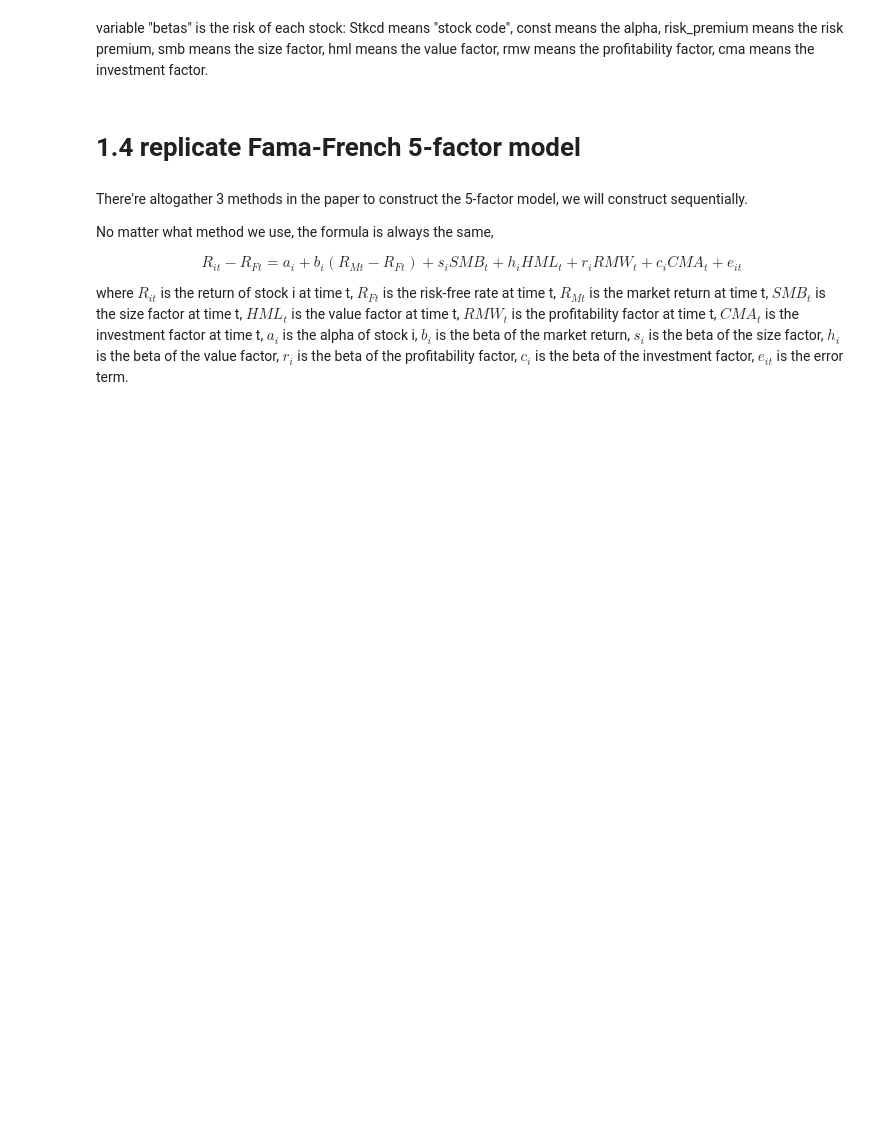
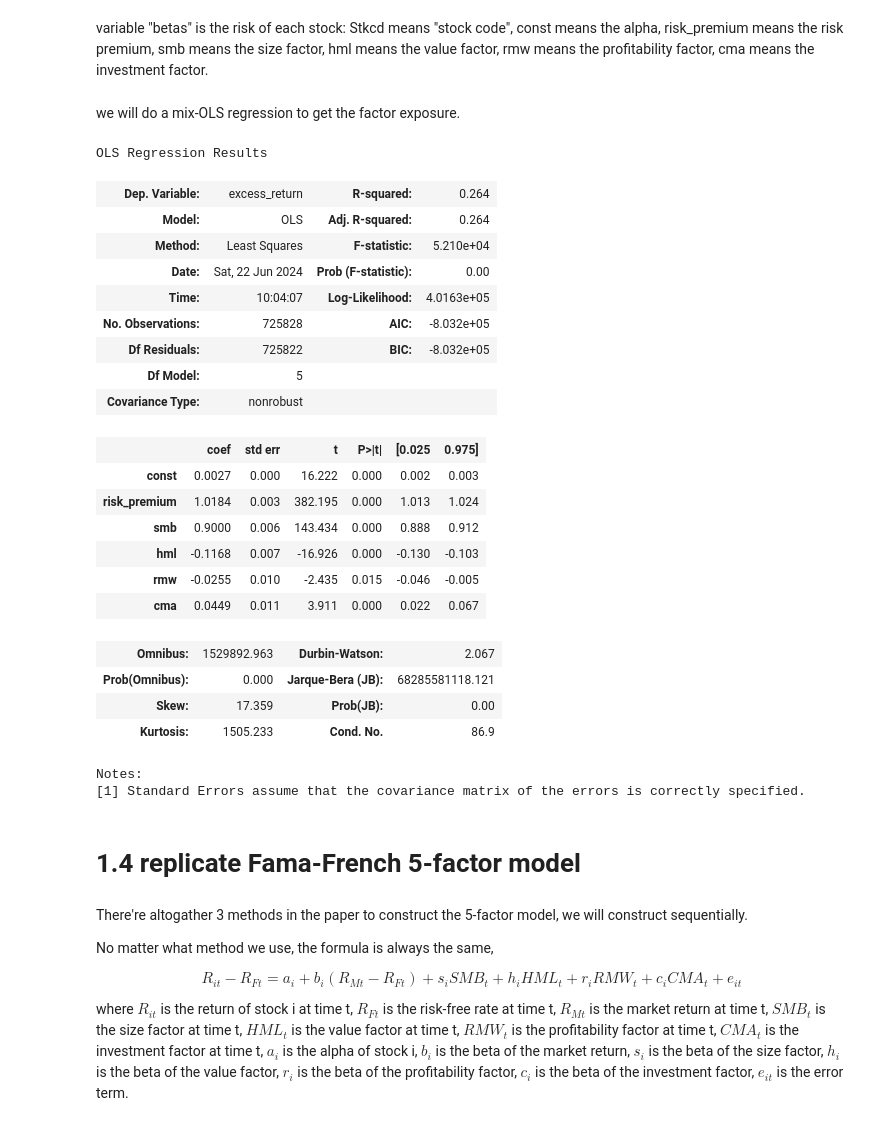
Before and after one commit to alex-fang123/investment_project, a Jupyter notebook: main-part1.ipynb, the cells around one changed output. Cells and saved outputs as stored; diff of their text form; code cells hidden in the pictures; blank space fills up the shorter version.

```diff
--- a/main-part1.ipynb
+++ b/main-part1.ipynb
@@ -333,3 +333,36 @@ betas.head(5)
 betas.to_excel(r'output/part1/1.3 betas.xlsx')  # save the result to an Excel file
 # %% [markdown]
 variable "betas" is the risk of each stock: Stkcd means "stock code", const means the alpha, risk_premium means the risk premium, smb means the size factor, hml means the value factor, rmw means the profitability factor, cma means the investment factor.
+# %% [markdown]
+we will do a mix-OLS regression to get the factor exposure.
+# %%
+X = tmp_return.dropna()[['risk_premium', 'smb', 'hml', 'rmw', 'cma']]
+X = sm.add_constant(X)
+Y = tmp_return.dropna()['excess_return']
+model = sm.OLS(Y.astype(float), X.astype(float))
+result = model.fit()
+result.summary()
+# %% [output]
+OLS Regression Results
+| Dep. Variable: | excess_return | R-squared: | 0.264 |
+| Model: | OLS | Adj. R-squared: | 0.264 |
+| Method: | Least Squares | F-statistic: | 5.210e+04 |
+| Date: | Sat, 22 Jun 2024 | Prob (F-statistic): | 0.00 |
+| Time: | 10:04:07 | Log-Likelihood: | 4.0163e+05 |
+| No. Observations: | 725828 | AIC: | -8.032e+05 |
+| Df Residuals: | 725822 | BIC: | -8.032e+05 |
+| Df Model: | 5 |  |  |
+| Covariance Type: | nonrobust |  |  |
+|  | coef | std err | t | P>|t| | [0.025 | 0.975] |
+| const | 0.0027 | 0.000 | 16.222 | 0.000 | 0.002 | 0.003 |
+| risk_premium | 1.0184 | 0.003 | 382.195 | 0.000 | 1.013 | 1.024 |
+| smb | 0.9000 | 0.006 | 143.434 | 0.000 | 0.888 | 0.912 |
+| hml | -0.1168 | 0.007 | -16.926 | 0.000 | -0.130 | -0.103 |
+| rmw | -0.0255 | 0.010 | -2.435 | 0.015 | -0.046 | -0.005 |
+| cma | 0.0449 | 0.011 | 3.911 | 0.000 | 0.022 | 0.067 |
+| Omnibus: | 1529892.963 | Durbin-Watson: | 2.067 |
+| Prob(Omnibus): | 0.000 | Jarque-Bera (JB): | 68285581118.121 |
+| Skew: | 17.359 | Prob(JB): | 0.00 |
+| Kurtosis: | 1505.233 | Cond. No. | 86.9 |
+Notes:
+[1] Standard Errors assume that the covariance matrix of the errors is correctly specified.
```
Also changed, not shown: parts of 1 cell of this notebook, 19 other files.
